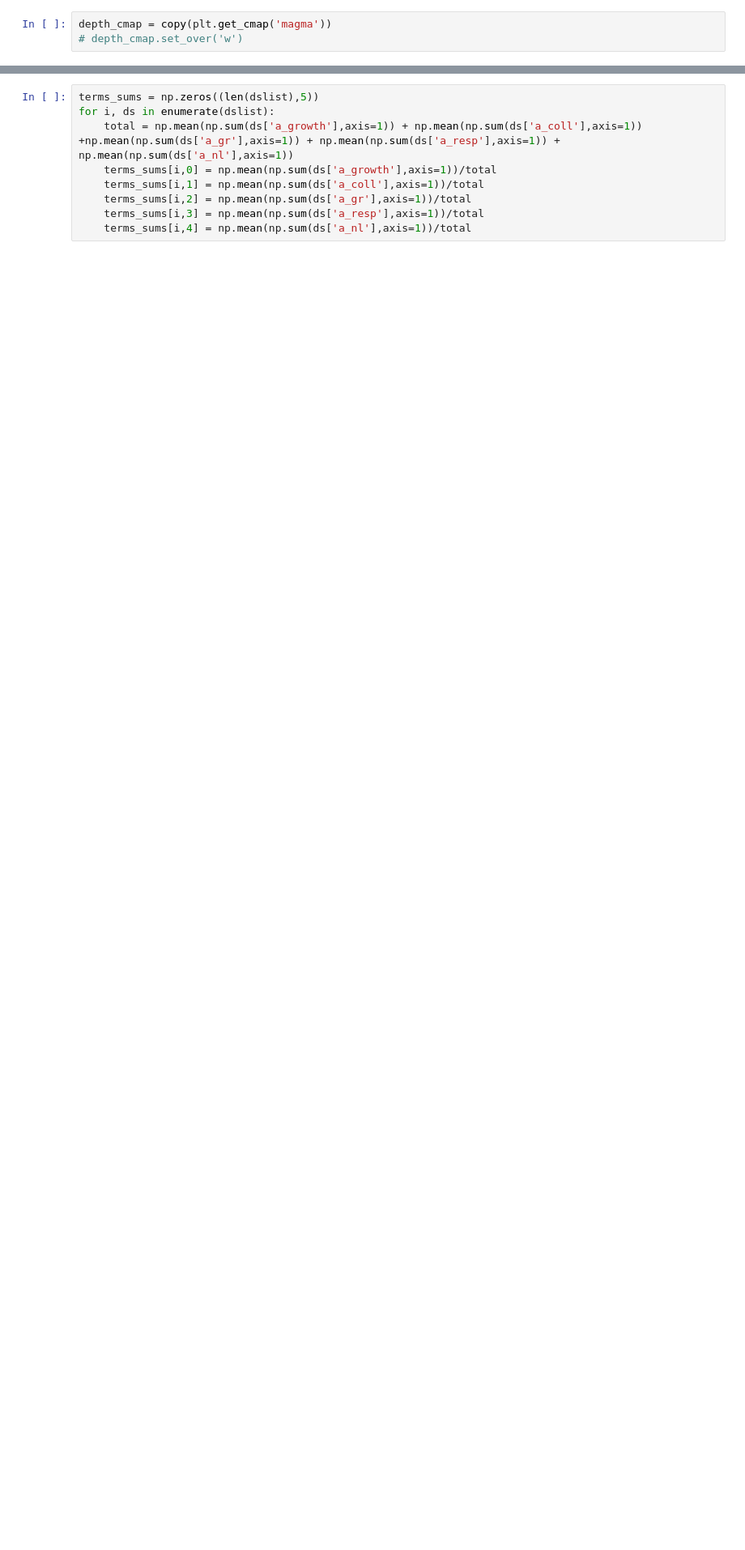
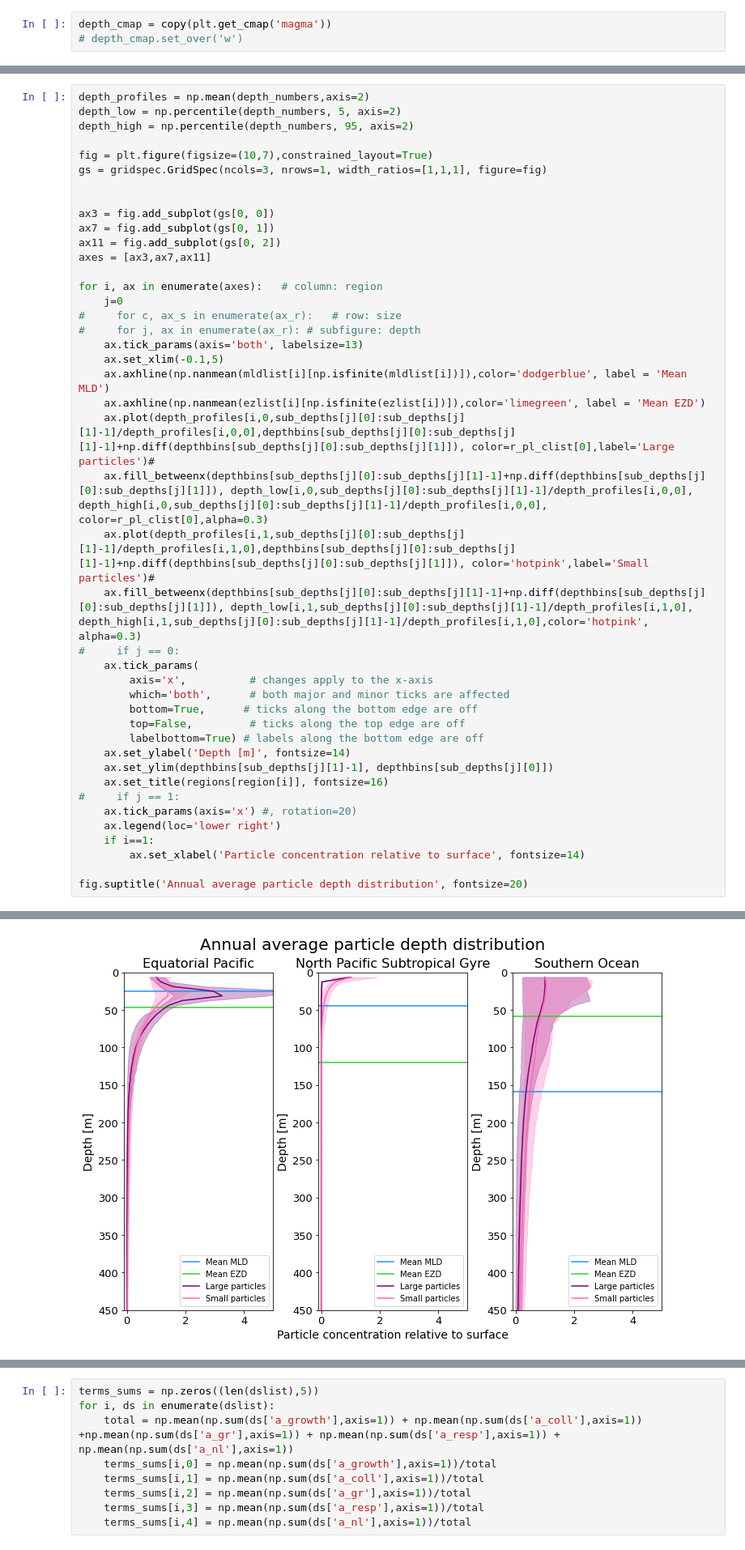
Before and after one commit to OceanParcels/biofouling_3dtransport_2, a Jupyter notebook: Analysis/Locations.ipynb, the cells around one changed output, grey strips where cells are left out. Shown at 81% size. Saved outputs shown, nothing was run; the diff lists cells and outputs as text; blank space fills up the shorter version.

```diff
--- a/Analysis/Locations.ipynb
+++ b/Analysis/Locations.ipynb
@@ -254,0 +361,44 @@ ax16.legend(custom_lines, ["Mean MLD", "Mean EZD"], loc='upper right', fontsize=
+# %%
+depth_profiles = np.mean(depth_numbers,axis=2)
+depth_low = np.percentile(depth_numbers, 5, axis=2)
+depth_high = np.percentile(depth_numbers, 95, axis=2)
+
+fig = plt.figure(figsize=(10,7),constrained_layout=True)
+gs = gridspec.GridSpec(ncols=3, nrows=1, width_ratios=[1,1,1], figure=fig)
+
+
+ax3 = fig.add_subplot(gs[0, 0])
+ax7 = fig.add_subplot(gs[0, 1])
+ax11 = fig.add_subplot(gs[0, 2])
+axes = [ax3,ax7,ax11]
+
+for i, ax in enumerate(axes):   # column: region
+    j=0
+#     for c, ax_s in enumerate(ax_r):   # row: size
+#     for j, ax in enumerate(ax_r): # subfigure: depth
+    ax.tick_params(axis='both', labelsize=13)
+    ax.set_xlim(-0.1,5)
+    ax.axhline(np.nanmean(mldlist[i][np.isfinite(mldlist[i])]),color='dodgerblue', label = 'Mean MLD')
+    ax.axhline(np.nanmean(ezlist[i][np.isfinite(ezlist[i])]),color='limegreen', label = 'Mean EZD')
+    ax.plot(depth_profiles[i,0,sub_depths[j][0]:sub_depths[j][1]-1]/depth_profiles[i,0,0],depthbins[sub_depths[j][0]:sub_depths[j][1]-1]+np.diff(depthbins[sub_depths[j][0]:sub_depths[j][1]]), color=r_pl_clist[0],label='Large particles')#
+    ax.fill_betweenx(depthbins[sub_depths[j][0]:sub_depths[j][1]-1]+np.diff(depthbins[sub_depths[j][0]:sub_depths[j][1]]), depth_low[i,0,sub_depths[j][0]:sub_depths[j][1]-1]/depth_profiles[i,0,0], depth_high[i,0,sub_depths[j][0]:sub_depths[j][1]-1]/depth_profiles[i,0,0], color=r_pl_clist[0],alpha=0.3)
+    ax.plot(depth_profiles[i,1,sub_depths[j][0]:sub_depths[j][1]-1]/depth_profiles[i,1,0],depthbins[sub_depths[j][0]:sub_depths[j][1]-1]+np.diff(depthbins[sub_depths[j][0]:sub_depths[j][1]]), color='hotpink',label='Small particles')#
+    ax.fill_betweenx(depthbins[sub_depths[j][0]:sub_depths[j][1]-1]+np.diff(depthbins[sub_depths[j][0]:sub_depths[j][1]]), depth_low[i,1,sub_depths[j][0]:sub_depths[j][1]-1]/depth_profiles[i,1,0], depth_high[i,1,sub_depths[j][0]:sub_depths[j][1]-1]/depth_profiles[i,1,0],color='hotpink', alpha=0.3)
+#     if j == 0:
+    ax.tick_params(
+        axis='x',          # changes apply to the x-axis
+        which='both',      # both major and minor ticks are affected
+        bottom=True,      # ticks along the bottom edge are off
+        top=False,         # ticks along the top edge are off
+        labelbottom=True) # labels along the bottom edge are off
+    ax.set_ylabel('Depth [m]', fontsize=14)
+    ax.set_ylim(depthbins[sub_depths[j][1]-1], depthbins[sub_depths[j][0]])
+    ax.set_title(regions[region[i]], fontsize=16)
+#     if j == 1:
+    ax.tick_params(axis='x') #, rotation=20)
+    ax.legend(loc='lower right')
+    if i==1:
+        ax.set_xlabel('Particle concentration relative to surface', fontsize=14)
+
+fig.suptitle('Annual average particle depth distribution', fontsize=20)
+# %% [output]
@@ -255 +406,2 @@ ax16.legend(custom_lines, ["Mean MLD", "Mean EZD"], loc='upper right', fontsize=
+[figure, added]
 # %%
```
Also changed, not shown: parts of 23 cells of this notebook, 6 other files.
